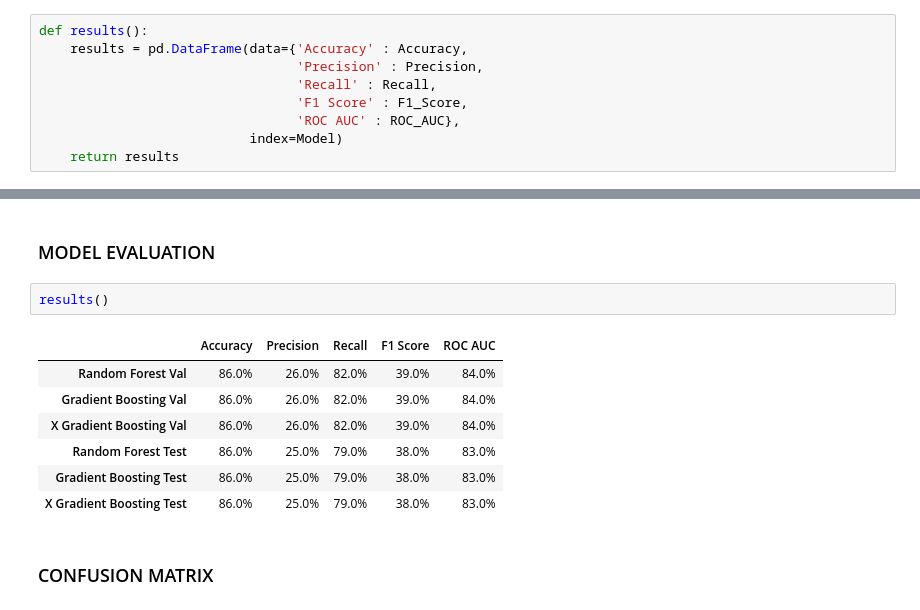
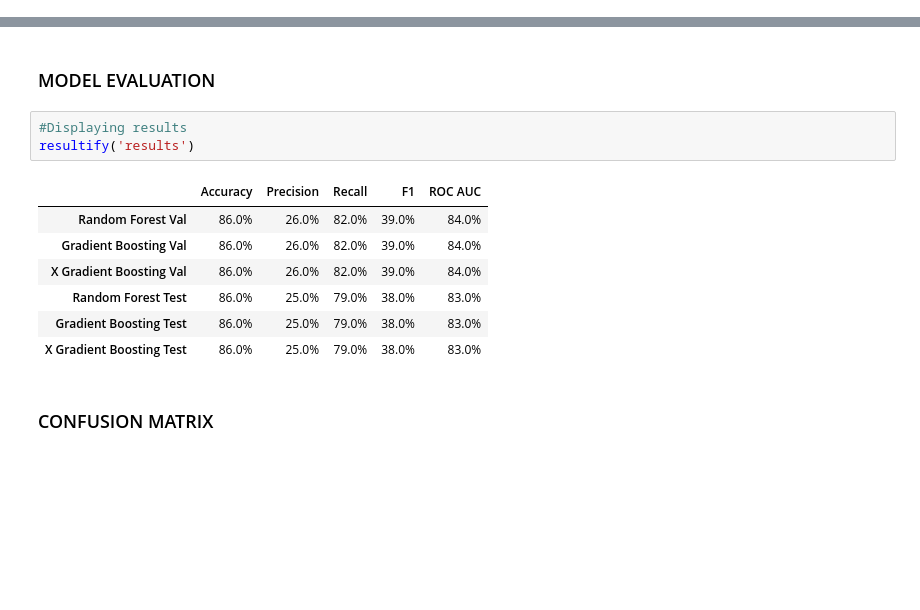
Before and after one commit to Stephen-Adwini-Badu/04.-Quantium-Project, a Jupyter notebook: Quantium Project Notebook.ipynb, the cells around one changed output, grey strips where cells are left out. Drawn from its saved outputs; the diff is of its cells as text; blank space fills up the shorter version.

```diff
--- a/Quantium Project Notebook.ipynb
+++ b/Quantium Project Notebook.ipynb
@@ -631,10 +643 @@ ROC_AUC = []
-# %%
-def results():
-    results = pd.DataFrame(data={'Accuracy' : Accuracy,
-                                 'Precision' : Precision,
-                                 'Recall' : Recall,
-                                 'F1 Score' : F1_Score,
-                                 'ROC AUC' : ROC_AUC},
-                           index=Model)
-    return results
 # %%
@@ -679,9 +708,10 @@ resultify("X Gradient Boosting Test", xgb_test_pred, y_test)
 # %% [markdown]
 ### MODEL EVALUATION
 # %%
-results()
+#Displaying results
+resultify('results')
 # %% [output]
-|  | Accuracy | Precision | Recall | F1 Score | ROC AUC |
+|  | Accuracy | Precision | Recall | F1 | ROC AUC |
 | Random Forest Val | 86.0% | 26.0% | 82.0% | 39.0% | 84.0% |
 | Gradient Boosting Val | 86.0% | 26.0% | 82.0% | 39.0% | 84.0% |
 | X Gradient Boosting Val | 86.0% | 26.0% | 82.0% | 39.0% | 84.0% |
```
Also changed, not shown: parts of 8 cells of this notebook.
